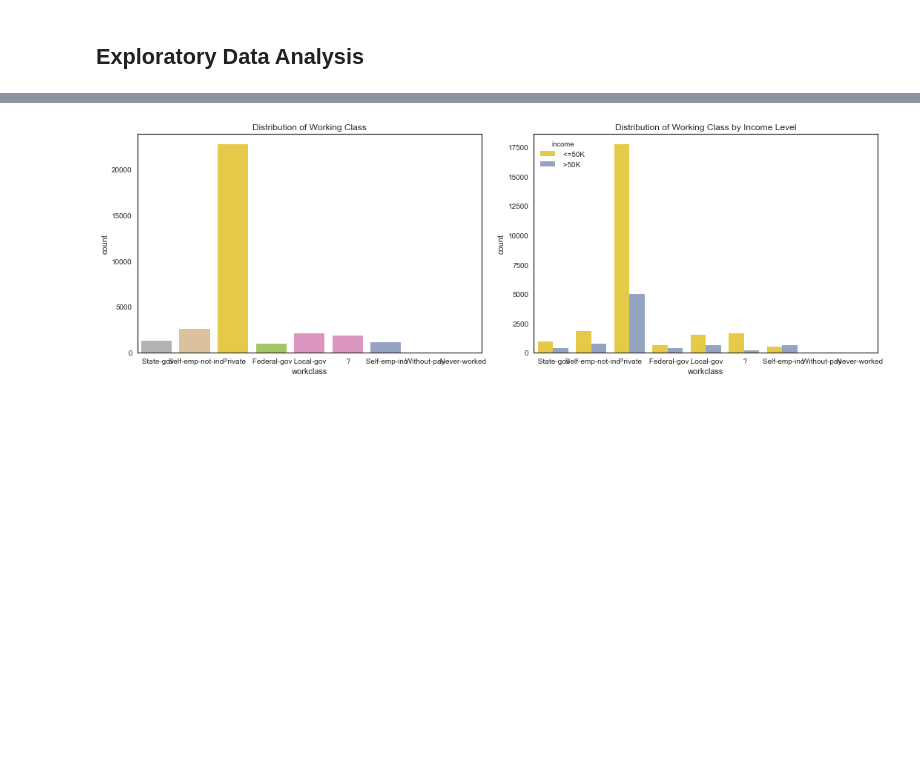
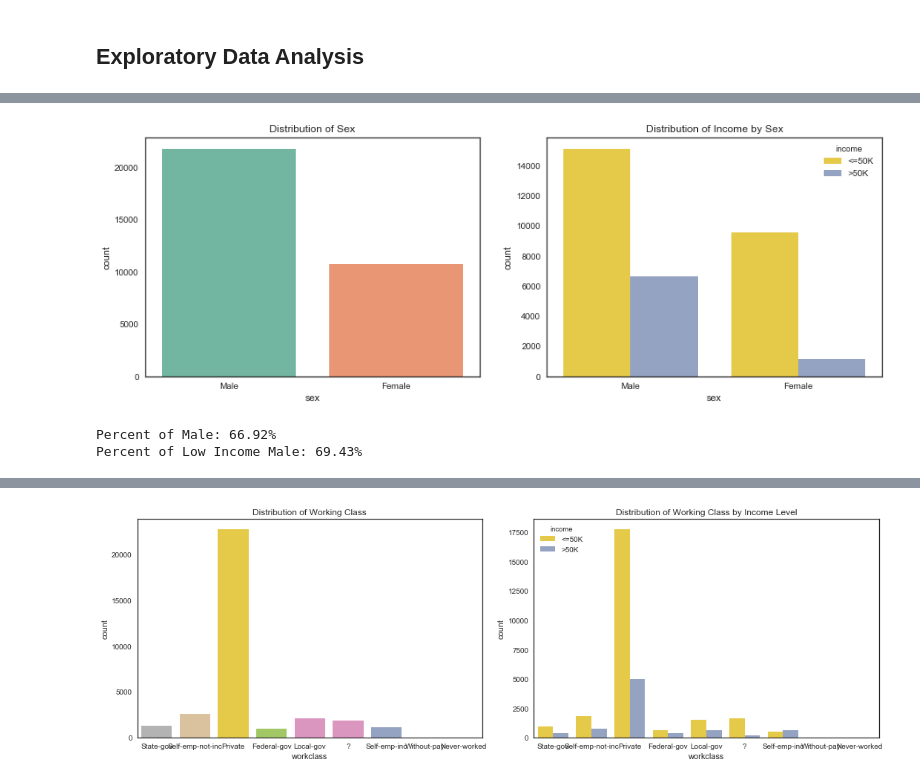
Before and after one commit to ephs08kmp/capstone_projects, a Jupyter notebook: Capstone 3 Income Data.ipynb, the cells around one changed output, grey strips where cells are left out. Saved outputs shown, nothing was run; the diff lists cells and outputs as text; code cells hidden in the pictures; blank space fills up the shorter version.

```diff
--- a/Capstone 3 Income Data.ipynb
+++ b/Capstone 3 Income Data.ipynb
@@ -175,3 +332,21 @@ Percent of Male:  100.0
+# %%
+plt.figure(figsize=(15,5))
+plt.subplot(121)
+sns.countplot(x='sex', data=inc_raw, palette='Set2')
+plt.title('Distribution of Sex')
+
+plt.subplot(122)
+sns.countplot(x='sex', data=inc_raw, hue='income', palette='Set2_r')
+plt.title('Distribution of Income by Sex')
+plt.show()
+
+inc_male = inc_raw[inc_raw.sex == 'Male']
+print('Percent of Male: {:.2f}%'.format(len(inc_male)/len(inc_raw)*100))
+print('Percent of Low Income Male: {:.2f}%'.format(len(inc_male[inc_male['income'] == '<=50K'])/len(inc_male)*100))
+# %% [output]
+[figure, added]
+Percent of Male: 66.92%
+Percent of Low Income Male: 69.43%
 # %%
 sns.countplot(x='sex', data=inc_raw, hue='income', palette='Set2_r')
 plt.title('Distribution of Income by Sex')
```
Also changed, not shown: parts of 39 cells of this notebook.
